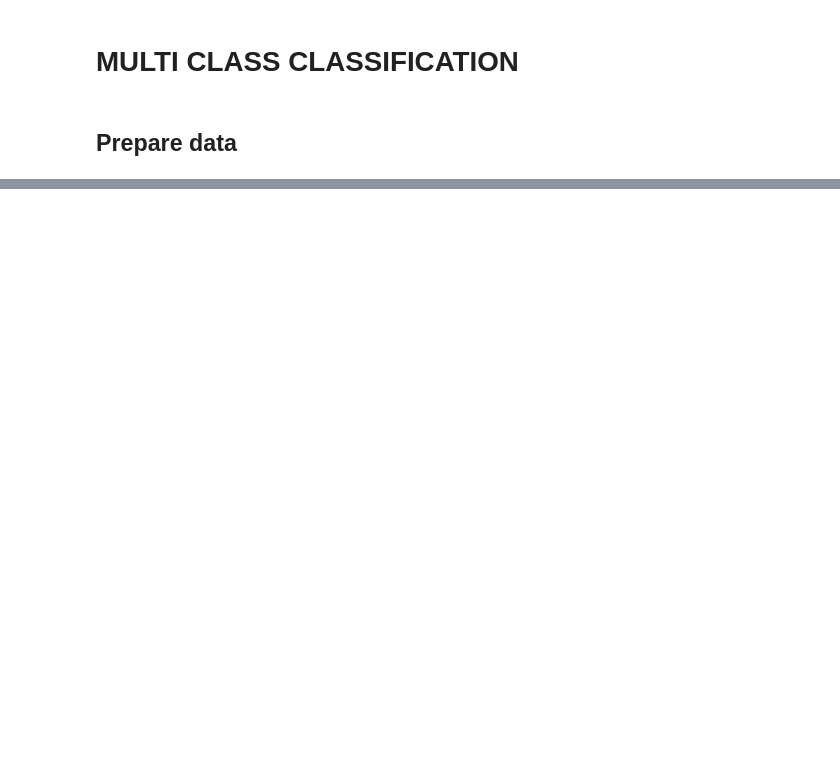
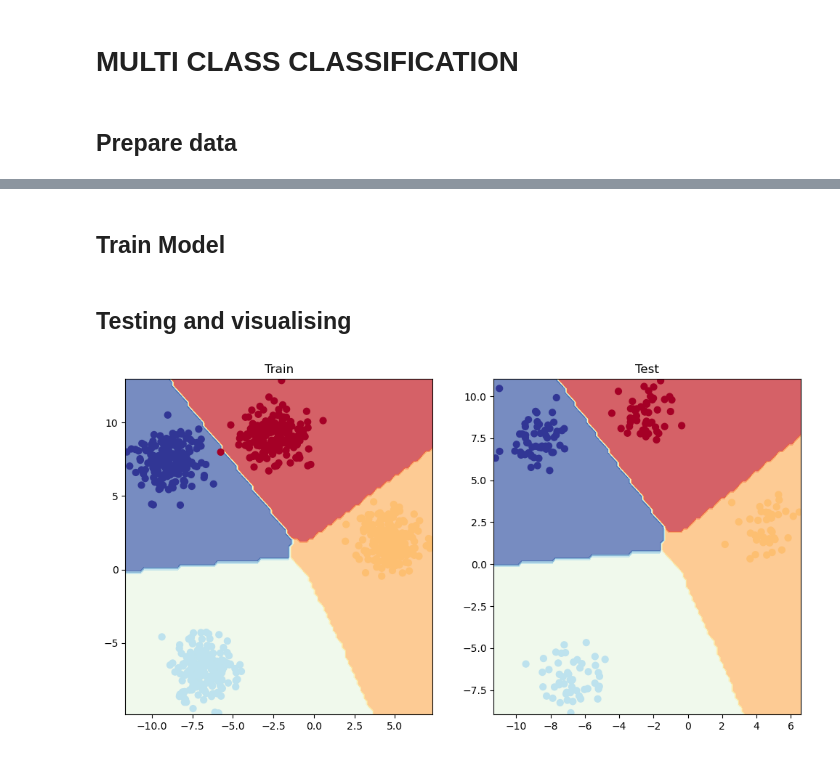
Before and after one commit to addytrunks/machine-learning, a Jupyter notebook: DEEP_LEARNING/02_classification.ipynb, the cells around one changed output, grey strips where cells are left out. Cells and saved outputs as stored; diff of their text form; code cells hidden in the pictures; blank space fills up the shorter version.

```diff
--- a/DEEP_LEARNING/02_classification.ipynb
+++ b/DEEP_LEARNING/02_classification.ipynb
@@ -493,0 +473,41 @@ model_4
+# %% [markdown]
+## Train Model
+# %%
+# Create loss and optimizer
+loss_fn = nn.CrossEntropyLoss()
+optimizer = torch.optim.SGD(model_4.parameters(),
+                            lr=0.01)
+# %%
+# Fit the model
+torch.manual_seed(42)
+
+# Set number of epochs
+epochs = 100
+
+# Put data to target device
+X_blob_train, y_blob_train = X_blob_train.to(device), y_blob_train.to(device)
+X_blob_test, y_blob_test = X_blob_test.to(device), y_blob_test.to(device)
+
+for epoch in range(epochs):
+    ### Training
+    model_4.train()
+
+    # 1. Forward pass
+    y_logits = model_4(X_blob_train) # model outputs raw logits
+    y_pred = torch.softmax(y_logits, dim=1).argmax(dim=1) # go from logits -> prediction probabilities -> prediction labels
+    # print(y_logits)
+    # 2. Calculate loss and accuracy
+    loss = loss_fn(y_logits, y_blob_train)
+    acc = accuracy_fn(y_true=y_blob_train,
+                      y_pred=y_pred)
+
+    # 3. Optimizer zero grad
+    optimizer.zero_grad()
+
+    # 4. Loss backwards
+    loss.backward()
+
+    # 5. Optimizer step
+    optimizer.step()
+# %% [markdown]
+## Testing and visualising
@@ -493,0 +518,10 @@ model_4
+# %%
+plt.figure(figsize=(12, 6))
+plt.subplot(1, 2, 1)
+plt.title("Train")
+plot_decision_boundary(model_4, X_blob_train, y_blob_train)
+plt.subplot(1, 2, 2)
+plt.title("Test")
+plot_decision_boundary(model_4, X_blob_test, y_blob_test)
+# %% [output]
+[figure, added]
```
Also changed, not shown: parts of 15 cells of this notebook.
